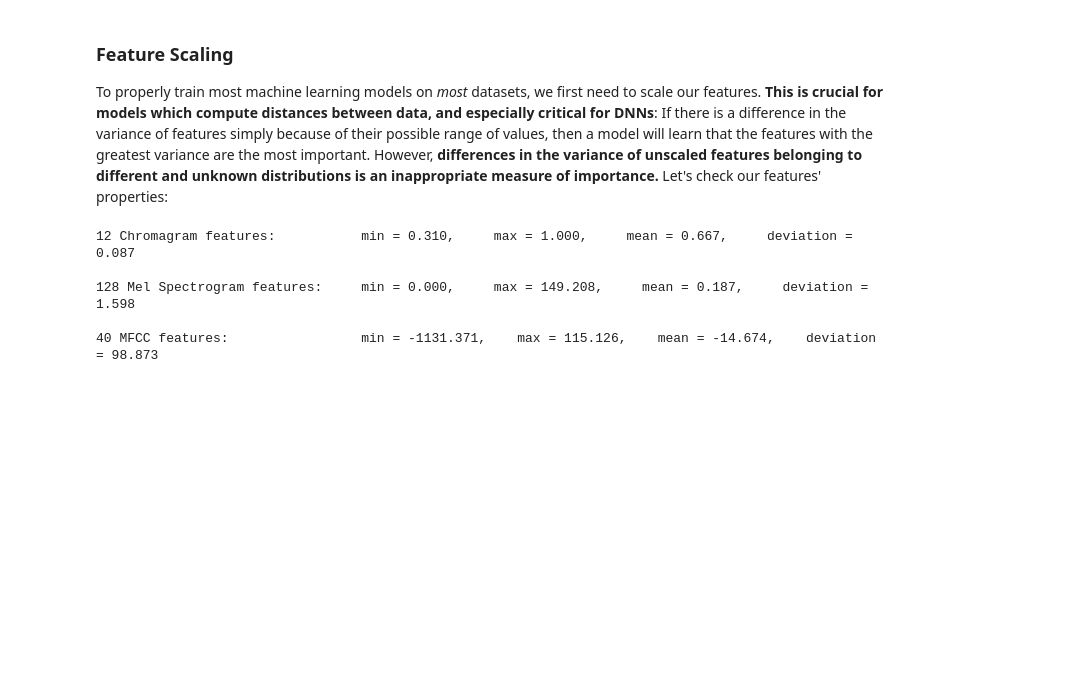
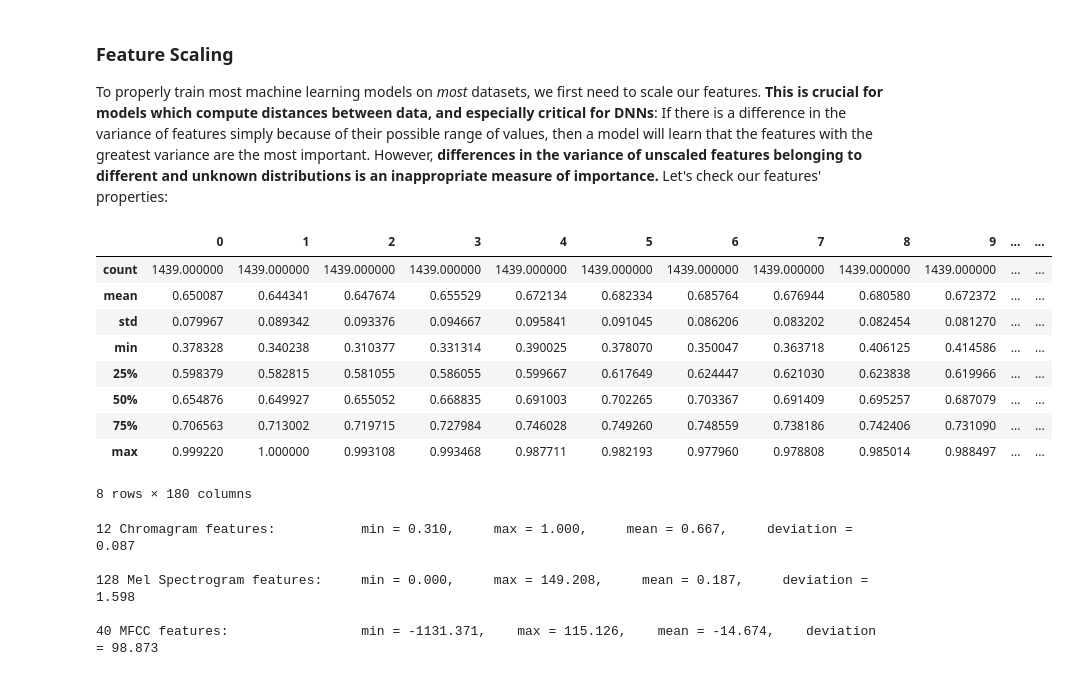
Before and after one commit to jaejams/Week3-ClassicML, a Jupyter notebook: week_3_machinelearning.ipynb, the cells around one changed output. Saved outputs shown, nothing was run; the diff lists cells and outputs as text; code cells hidden in the pictures; blank space fills up the shorter version.

```diff
--- a/week_3_machinelearning.ipynb
+++ b/week_3_machinelearning.ipynb
@@ -271,6 +271,21 @@ plt.show()
 # %% [markdown]
 ### Feature Scaling
 To properly train most machine learning models on _most_ datasets, we first need to scale our features. **This is crucial for models which compute distances between data, and especially critical for DNNs**: If there is a difference in the variance of features simply because of their possible range of values, then a model will learn that the features with the greatest variance are the most important. However, **differences in the variance of unscaled features belonging to different and unknown distributions is an inappropriate measure of importance.** Let's check our features' properties:
+# %%
+features.describe() #give stats of the dataset, but too comprehensive at this point
+#feature scaling is a step -> transform your features to fit in the same range
+#w/o scaling, features w large numerical ranges would determine the learning process, have stronger effect on learning and results of model.
+# %% [output]
+|  | 0 | 1 | 2 | 3 | 4 | 5 | 6 | 7 | 8 | 9 | ... | ... |
+| count | 1439.000000 | 1439.000000 | 1439.000000 | 1439.000000 | 1439.000000 | 1439.000000 | 1439.000000 | 1439.000000 | 1439.000000 | 1439.000000 | ... | ... |
+| mean | 0.650087 | 0.644341 | 0.647674 | 0.655529 | 0.672134 | 0.682334 | 0.685764 | 0.676944 | 0.680580 | 0.672372 | ... | ... |
+| std | 0.079967 | 0.089342 | 0.093376 | 0.094667 | 0.095841 | 0.091045 | 0.086206 | 0.083202 | 0.082454 | 0.081270 | ... | ... |
+| min | 0.378328 | 0.340238 | 0.310377 | 0.331314 | 0.390025 | 0.378070 | 0.350047 | 0.363718 | 0.406125 | 0.414586 | ... | ... |
+| 25% | 0.598379 | 0.582815 | 0.581055 | 0.586055 | 0.599667 | 0.617649 | 0.624447 | 0.621030 | 0.623838 | 0.619966 | ... | ... |
+| 50% | 0.654876 | 0.649927 | 0.655052 | 0.668835 | 0.691003 | 0.702265 | 0.703367 | 0.691409 | 0.695257 | 0.687079 | ... | ... |
+| 75% | 0.706563 | 0.713002 | 0.719715 | 0.727984 | 0.746028 | 0.749260 | 0.748559 | 0.738186 | 0.742406 | 0.731090 | ... | ... |
+| max | 0.999220 | 1.000000 | 0.993108 | 0.993468 | 0.987711 | 0.982193 | 0.977960 | 0.978808 | 0.985014 | 0.988497 | ... | ... |
+8 rows × 180 columns
 # %%
 # We would usually use df.describe(), but it provides a bit of a mess of information we don't need at the moment.
 def print_features(df):
```
Also changed, not shown: parts of 6 cells of this notebook.
